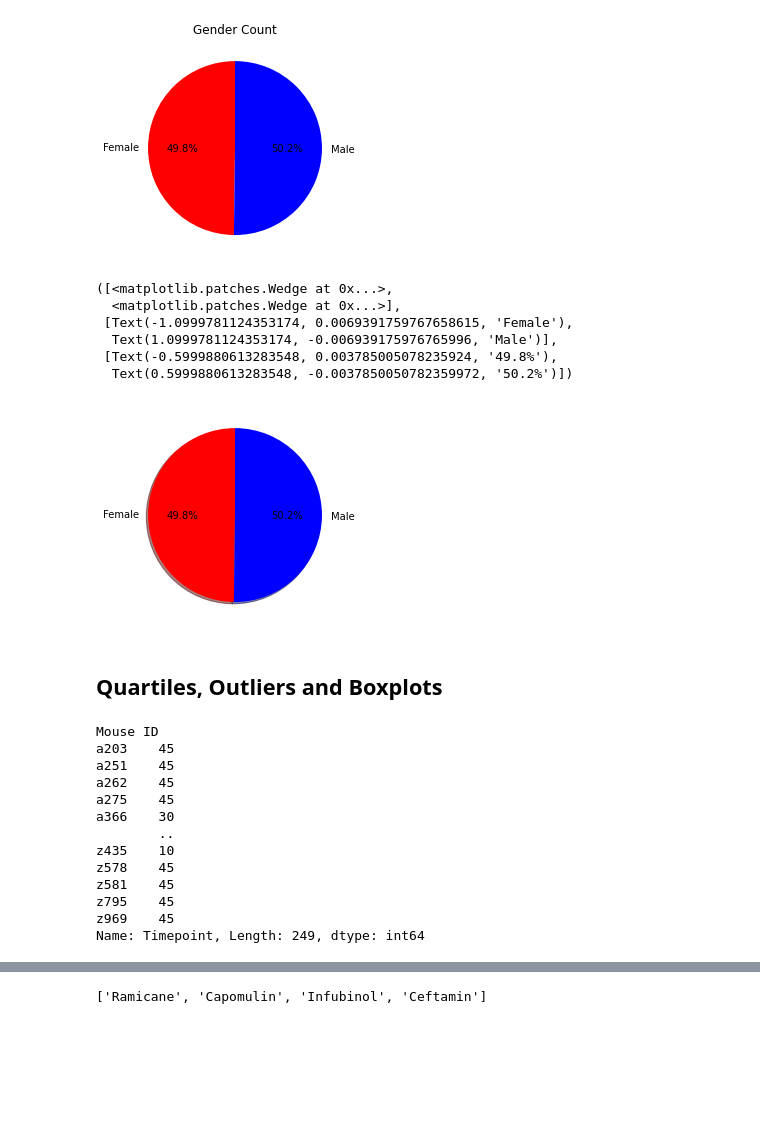
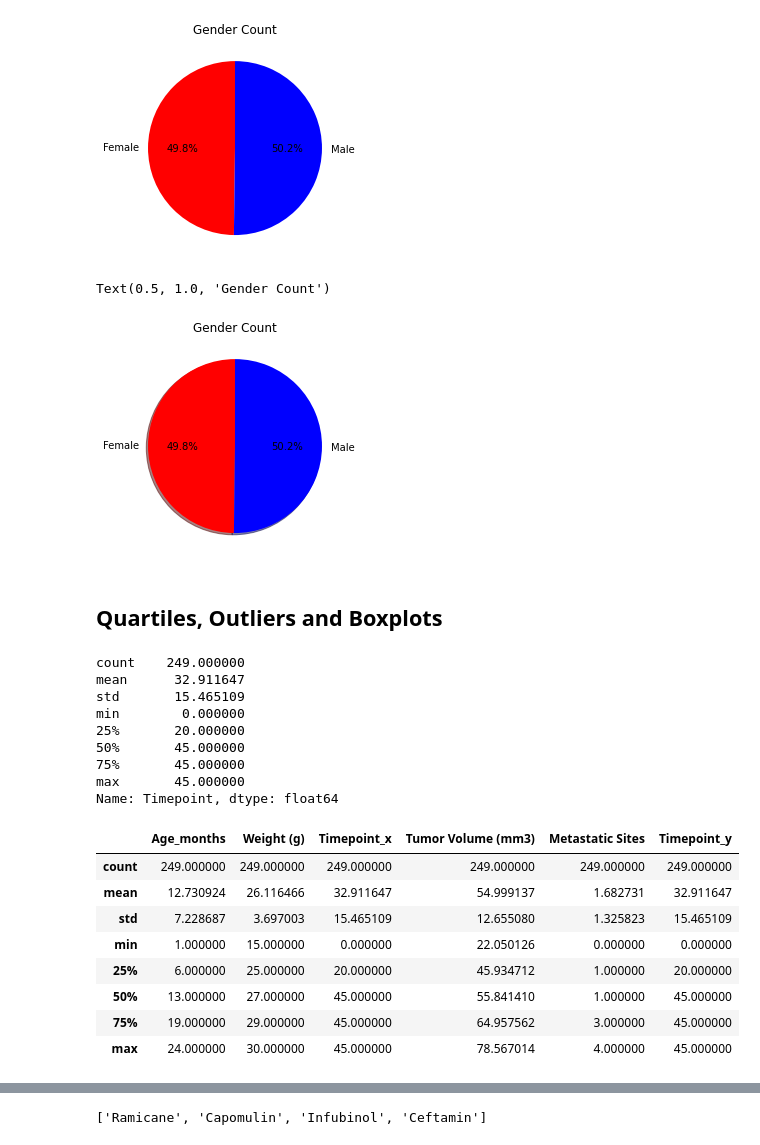
Before and after one commit to Sjenn257/matplotlib-challenge, a Jupyter notebook: pymaceuticals_starter.ipynb, the cells around one changed output, grey strips where cells are left out. Drawn from its saved outputs; the diff is of its cells as text; code cells hidden in the pictures; blank space fills up the shorter version.

```diff
--- a/pymaceuticals_starter.ipynb
+++ b/pymaceuticals_starter.ipynb
@@ -226,19 +251,15 @@ Text(0, 0.5, '')
 # %%
 # Generate a pie plot showing the distribution of female versus male mice using pyplot
 
 gender_data=gender_count.keys()
 count_data=gender_count
 colors = ["red", "blue"]
 plt.pie(count_data, labels=gender_data, colors=colors,
         autopct="%1.1f%%", shadow=True, startangle=90)
+plt.title("Gender Count")
 # %% [output]
-([<matplotlib.patches.Wedge at 0x...>,
-  <matplotlib.patches.Wedge at 0x...>],
- [Text(-1.0999781124353174, 0.0069391759767658615, 'Female'),
-  Text(1.0999781124353174, -0.006939175976765996, 'Male')],
- [Text(-0.5999880613283548, 0.003785005078235924, '49.8%'),
-  Text(0.5999880613283548, -0.0037850050782359972, '50.2%')])
+Text(0.5, 1.0, 'Gender Count')
-[figure, old version]
+[figure, new version]
 # %% [markdown]
 ## Quartiles, Outliers and Boxplots
 # %%
@@ -247,18 +268,32 @@ plt.pie(count_data, labels=gender_data, colors=colors,
 
 # Start by getting the last (greatest) timepoint for each mouse
 max_df=combined_df.groupby("Mouse ID")["Timepoint"].max()
-max_df
+max_df.describe()
 # %% [output]
-Mouse ID
-a203    45
-a251    45
-a262    45
-a275    45
-a366    30
-        ..
-z435    10
-z578    45
-z581    45
-z795    45
-z969    45
-Name: Timepoint, Length: 249, dtype: int64
+count    249.000000
+mean      32.911647
+std       15.465109
+min        0.000000
+25%       20.000000
+50%       45.000000
+75%       45.000000
+max       45.000000
+Name: Timepoint, dtype: float64
+# %%
+# Merge this group df with the original dataframe to get the tumor volume at the last timepoint
+max_timepoint_df = pd.merge(combined_df, max_df, on='Mouse ID')
+
+#Getting only the rows that have the max timepoint
+max_timepoint_df = max_timepoint_df[max_timepoint_df["Timepoint_x"]==max_timepoint_df["Timepoint_y"]]
+
+max_timepoint_df.describe()
+# %% [output]
+|  | Age_months | Weight (g) | Timepoint_x | Tumor Volume (mm3) | Metastatic Sites | Timepoint_y |
+| count | 249.000000 | 249.000000 | 249.000000 | 249.000000 | 249.000000 | 249.000000 |
+| mean | 12.730924 | 26.116466 | 32.911647 | 54.999137 | 1.682731 | 32.911647 |
+| std | 7.228687 | 3.697003 | 15.465109 | 12.655080 | 1.325823 | 15.465109 |
+| min | 1.000000 | 15.000000 | 0.000000 | 22.050126 | 0.000000 | 0.000000 |
+| 25% | 6.000000 | 25.000000 | 20.000000 | 45.934712 | 1.000000 | 20.000000 |
+| 50% | 13.000000 | 27.000000 | 45.000000 | 55.841410 | 1.000000 | 45.000000 |
+| 75% | 19.000000 | 29.000000 | 45.000000 | 64.957562 | 3.000000 | 45.000000 |
+| max | 24.000000 | 30.000000 | 45.000000 | 78.567014 | 4.000000 | 45.000000 |
```
Also changed, not shown: parts of 24 cells of this notebook.
